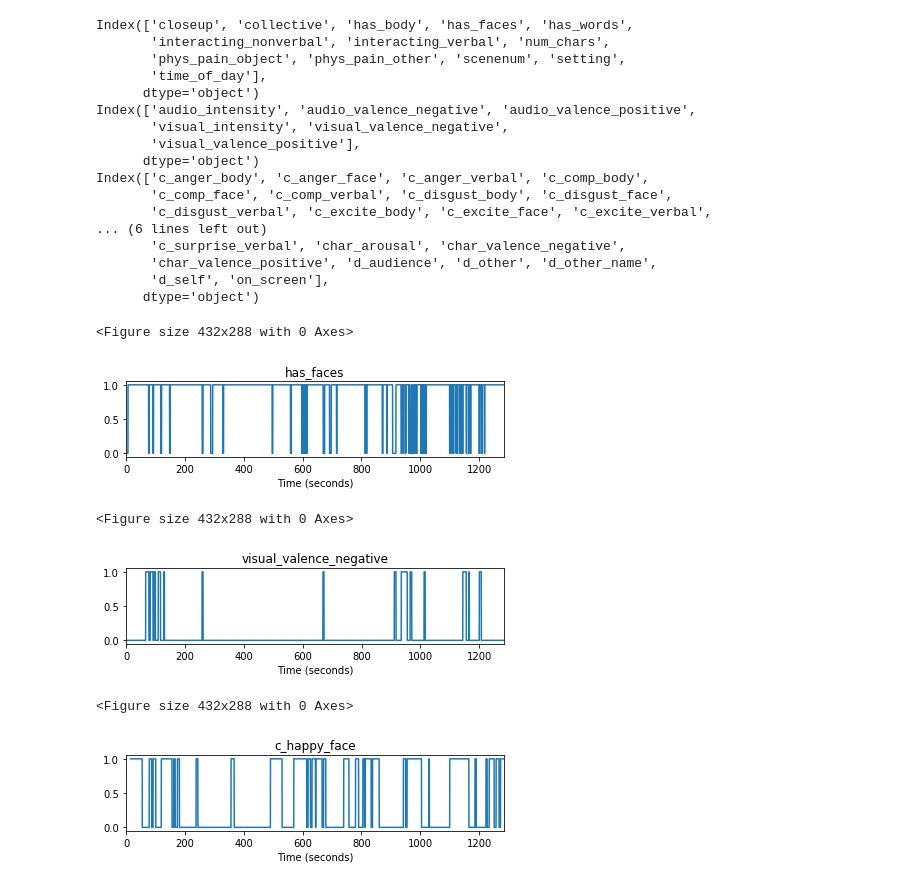
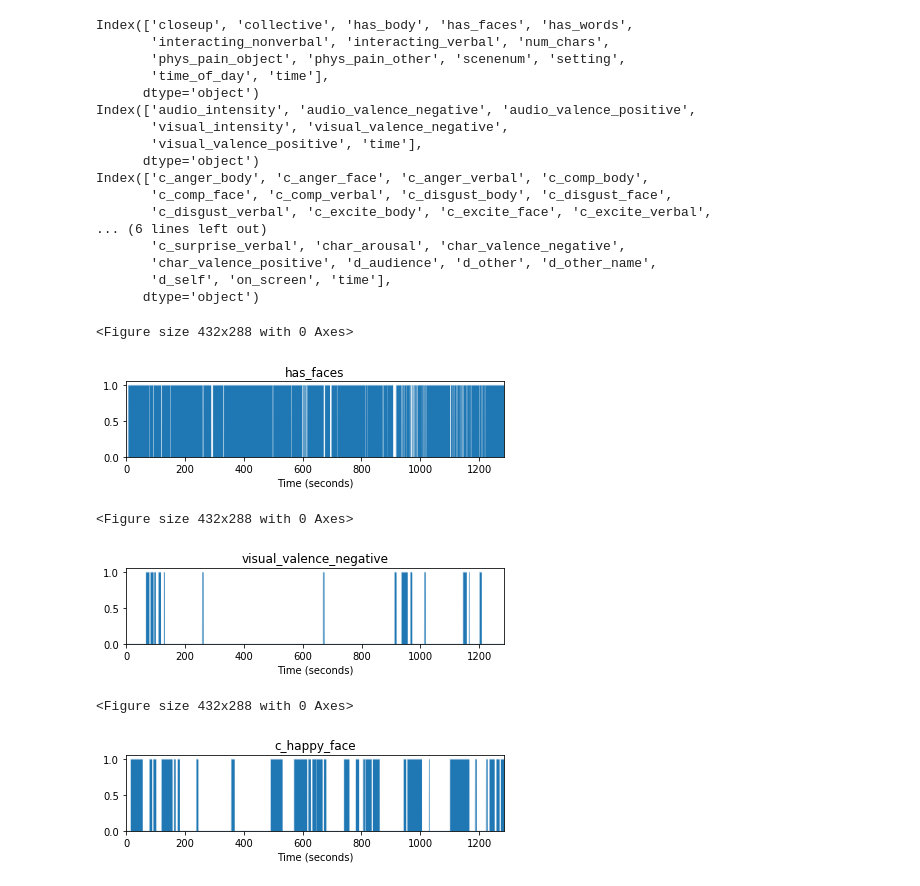
Before and after one commit to catcamacho/emocodes, a Jupyter notebook: reliability_analysis/3_Plots.ipynb, the cells around one changed output. Drawn from its saved outputs; the diff is of its cells as text; code cells hidden in the pictures.

Commit message:
change to area plots

```diff
--- a/reliability_analysis/3_Plots.ipynb
+++ b/reliability_analysis/3_Plots.ipynb
@@ -11,10 +11,13 @@ from pandas import read_csv
 preproc_dir = '/Users/catcamacho/Box/CCP/EmoCodes_project/reliability_data/processed/AHKJ_S1E2/'
 obj_codes = read_csv(preproc_dir + 'objective_codes_timeseries_DB_20210316-114734.csv', index_col=0)
 obj_codes.index = obj_codes.index/1000
+obj_codes['time'] = obj_codes.index
 subjnc_codes = read_csv(preproc_dir + 'subjective_noncharacter_codes_timeseries_DB_20210305-100949.csv', index_col=0)
 subjnc_codes.index = subjnc_codes.index/1000
+subjnc_codes['time'] = subjnc_codes.index
 subjchar_codes = read_csv(preproc_dir + 'subjective_character_codes_timeseries_Julien_DB_20210317-105559.csv', index_col=0)
 subjchar_codes.index = subjchar_codes.index/1000
+subjchar_codes['time'] = subjchar_codes.index
 print(obj_codes.columns)
 print(subjnc_codes.columns)
 print(subjchar_codes.columns)
@@ -22,11 +25,11 @@ print(subjchar_codes.columns)
 Index(['closeup', 'collective', 'has_body', 'has_faces', 'has_words',
        'interacting_nonverbal', 'interacting_verbal', 'num_chars',
        'phys_pain_object', 'phys_pain_other', 'scenenum', 'setting',
-       'time_of_day'],
+       'time_of_day', 'time'],
       dtype='object')
 Index(['audio_intensity', 'audio_valence_negative', 'audio_valence_positive',
        'visual_intensity', 'visual_valence_negative',
-       'visual_valence_positive'],
+       'visual_valence_positive', 'time'],
       dtype='object')
 Index(['c_anger_body', 'c_anger_face', 'c_anger_verbal', 'c_comp_body',
        'c_comp_face', 'c_comp_verbal', 'c_disgust_body', 'c_disgust_face',
@@ -34,38 +37,38 @@ Index(['c_anger_body', 'c_anger_face', 'c_anger_verbal', 'c_comp_body',
 ... (6 lines left out)
        'c_surprise_verbal', 'char_arousal', 'char_valence_negative',
        'char_valence_positive', 'd_audience', 'd_other', 'd_other_name',
-       'd_self', 'on_screen'],
+       'd_self', 'on_screen', 'time'],
       dtype='object')
 # %%
 # Objective codes exemplar
 plt.figure()
-obj_codes.plot(y='has_faces',kind='line',figsize=(6,2), legend=None, title='has_faces', xlabel='Time (seconds)', xlim=(0,obj_codes.index[-1]))
+obj_codes.plot(y='has_faces',kind='area',figsize=(6,2), legend=None, title='has_faces', xlabel='Time (seconds)', xlim=(0,obj_codes.index[-1]),linewidth=0.1)
 plt.tight_layout()
 plt.savefig('obj_codes_exemplar.svg')
 plt.show()
 plt.close()
 # %% [output]
 <Figure size 432x288 with 0 Axes>
-[figure, old version]
+[figure, new version]
 # %%
 # Subjective Noncharacter codes exemplar
 plt.figure()
-subjnc_codes.plot(y='visual_valence_negative',kind='line',figsize=(6,2), legend=None, title='visual_valence_negative', xlabel='Time (seconds)', xlim=(0,subjnc_codes.index[-1]))
+subjnc_codes.plot(y='visual_valence_negative',kind='area',figsize=(6,2), legend=None, title='visual_valence_negative', xlabel='Time (seconds)', xlim=(0,subjnc_codes.index[-1]),linewidth=0.1)
 plt.tight_layout()
 plt.savefig('subjnc_codes_exemplar.svg')
 plt.show()
 plt.close()
 # %% [output]
 <Figure size 432x288 with 0 Axes>
-[figure, old version]
+[figure, new version]
 # %%
 # Subjective Character codes exemplar
 plt.figure()
-subjchar_codes.plot(y='c_happy_face',kind='line',figsize=(6,2), legend=None, title='c_happy_face', xlabel='Time (seconds)', xlim=(0,subjchar_codes.index[-1]))
+subjchar_codes.plot(y='c_happy_face',kind='area',figsize=(6,2), legend=None, title='c_happy_face', xlabel='Time (seconds)', xlim=(0,subjchar_codes.index[-1]),linewidth=0.1)
 plt.tight_layout()
 plt.savefig('subjchar_codes_exemplar.svg')
 plt.show()
 plt.close()
 # %% [output]
 <Figure size 432x288 with 0 Axes>
-[figure, old version]
+[figure, new version]
```
Also changed, not shown: 1 other file.
